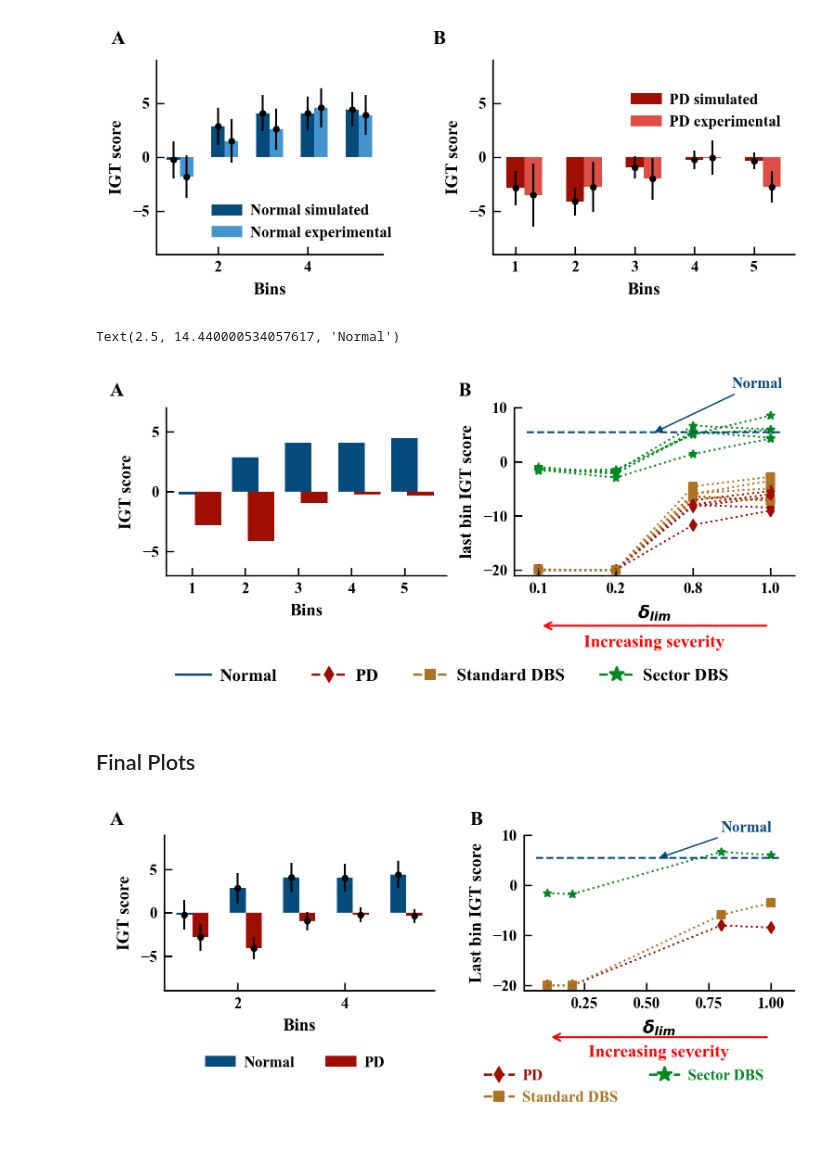
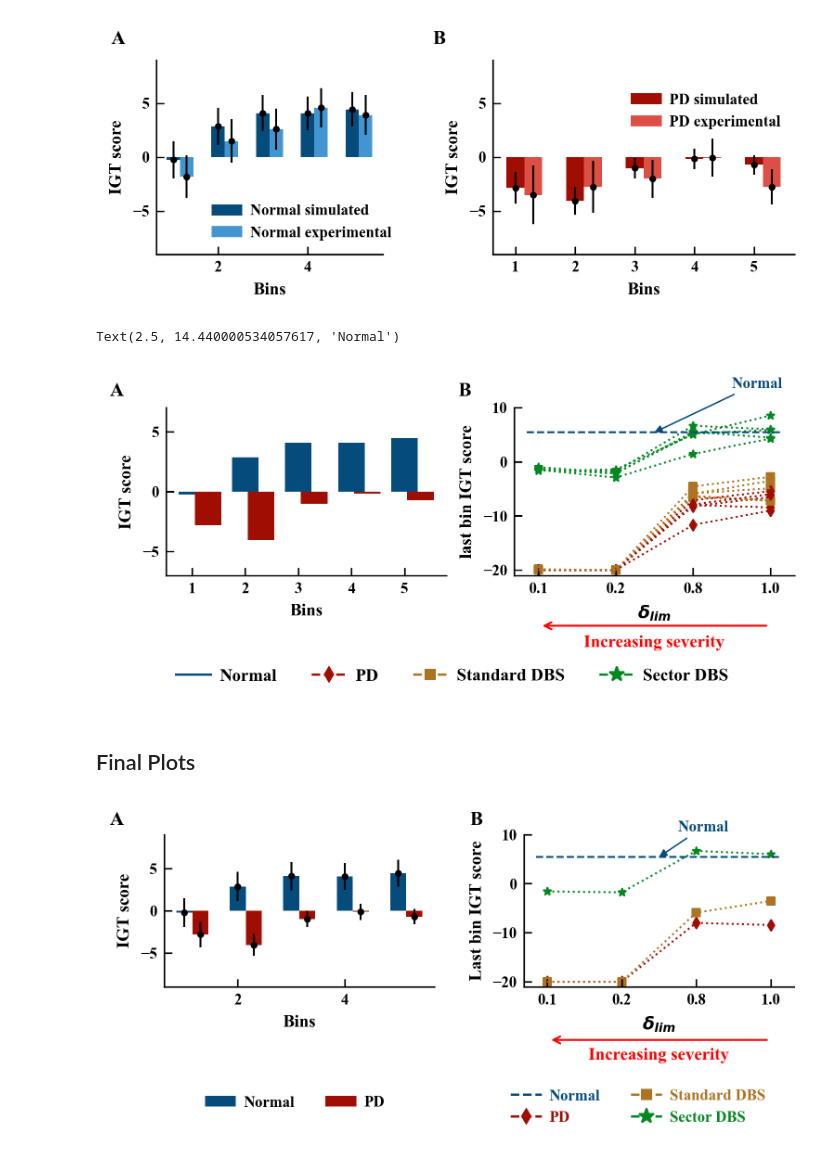
Before and after one commit to CharithaPalika/RotationalDeepBrainStimulation, a Jupyter notebook: results/decision_making_tasks/plotting_igt.ipynb, the cells around one changed output. Drawn from its saved outputs; the diff is of its cells as text; code cells hidden in the pictures.

Commit message:
Adding plot results

```diff
--- a/results/decision_making_tasks/plotting_igt.ipynb
+++ b/results/decision_making_tasks/plotting_igt.ipynb
@@ -88,7 +88,7 @@ igt_normal_se = data_normal['IGT_exp_std']/np.sqrt(data_normal['n_sim'])
 igt_notmal_expt_se = data_normal['IGT_exp_std']/np.sqrt(75)
 # load PD
 
-data_PD_file = os.path.join(project_root, 'results', 'decision_making_tasks', 'data', 'igt', 'igt_data_PD.pkl')
+data_PD_file = os.path.join(project_root, 'results', 'decision_making_tasks', 'data', 'igt', 'igt_data_PD_1.pkl')
 
 with open(data_PD_file, 'rb') as f:
     data_PD = pickle.load(f)
@@ -281,7 +281,7 @@ ax_all.annotate(
 )
 # %% [output]
 Text(2.5, 14.440000534057617, 'Normal')
-[figure, old version]
+[figure, new version]
 # %% [markdown]
 ## Final Plots
 # %%
@@ -300,7 +300,7 @@ ax_normal_pd.errorbar(np.arange(5)+1 + 1*bin_width, igt_pd, igt_pd_se, color='k'
 ax_normal_pd.set_ylim(-9,9)
 ax_normal_pd.set_xlabel('Bins')
 ax_normal_pd.set_ylabel('IGT score')
-ax_normal_pd.legend(ncol=2, loc='lower left', bbox_to_anchor=(0.1, -0.6), fontsize = 8)
+ax_normal_pd.legend(ncol=2, loc='lower left', bbox_to_anchor=(0.1, -0.9), fontsize = 8)
 
 
 lat_index = 2
@@ -312,17 +312,16 @@ pd_single = last_bin_igt_PD_all_v1[lat_index] #[last_bin_igt_PD_all_v1[i][delim_
 std_dbs_single = last_bin_igt_std_DBS_all_v1[lat_index] #[last_bin_igt_std_DBS_all_v1[i][delim_index] for i in range(len(lat_arr))]
 sector_dbs_single = last_bin_igt_sector_DBS_all_v1[lat_index] #[last_bin_igt_sector_DBS_all_v1[i][delim_index] for i in range(len(lat_arr))]
 
-ax_all.scatter(del_lim_arr, pd_single, marker='d', color=colors['PD'], s=15, label='PD')
-ax_all.scatter(del_lim_arr, std_dbs_single, marker='s', color=colors['std_DBS'], s=15, label='Standard DBS')
-ax_all.scatter(del_lim_arr, sector_dbs_single, marker='*', color=colors['sector_DBS'], s=15, label='Sector DBS')
-ax_all.plot(del_lim_arr, pd_single, color=colors['PD'], linewidth=1, alpha=1, linestyle='dotted')
-ax_all.plot(del_lim_arr, std_dbs_single, color=colors['std_DBS'], linewidth=1, alpha=1, linestyle='dotted')
-ax_all.plot(del_lim_arr, sector_dbs_single, color=colors['sector_DBS'], linewidth=1, alpha=1, linestyle='dotted')
+ax_all.scatter(np.arange(len(del_lim_arr)), pd_single, marker='d', color=colors['PD'], s=15, label='PD')
+ax_all.scatter(np.arange(len(del_lim_arr)), std_dbs_single, marker='s', color=colors['std_DBS'], s=15, label='Standard DBS')
+ax_all.scatter(np.arange(len(del_lim_arr)), sector_dbs_single, marker='*', color=colors['sector_DBS'], s=15, label='Sector DBS')
+ax_all.plot(np.arange(len(del_lim_arr)), pd_single, color=colors['PD'], linewidth=1, alpha=1, linestyle='dotted')
+ax_all.plot(np.arange(len(del_lim_arr)), std_dbs_single, color=colors['std_DBS'], linewidth=1, alpha=1, linestyle='dotted')
+ax_all.plot(np.arange(len(del_lim_arr)), sector_dbs_single, color=colors['sector_DBS'], linewidth=1, alpha=1, linestyle='dotted')
 ax_all.set_ylabel('Last bin IGT score')
 ax_all.set_xlabel('$\delta_{lim}$')
-# ax_all.set_xticks(np.arange(len(lat_arr)), [f'{lat:.4f}' for lat in lat_arr])
+ax_all.set_xticks(np.arange(len(del_lim_arr)), [f'{del_lim:.1f}' for del_lim in del_lim_arr])
 ax_all.set_ylim(-21,10)
-# ax_all.legend(loc='upper right', bbox_to_anchor=(1.0, 0.9))
 
 # Add subplot labels
 subplot_axes = [ax_normal_pd, ax_all]
@@ -344,51 +343,53 @@ ax_all.annotate(
     fontsize=8, fontweight='bold', color=colors['normal'], va='center'
 )
 
-# plt.tight_layout()
-
-
 # Add a single legend for all conditions at the bottom of the figure
 handles = [
+    Line2D([0], [0], color=colors['normal'], linestyle='--', label='Normal'),
     Line2D([0], [0], color=colors['PD'], marker='d', linestyle='--', label='PD'),
     Line2D([0], [0], color=colors['std_DBS'], marker='s', linestyle='--', label='Standard DBS'),
     Line2D([0], [0], color=colors['sector_DBS'], marker='*', linestyle='--', label='Sector DBS', markersize = 8),
 ]
 
-legend = ax_all.legend(handles=handles, loc='lower left', ncol=2, bbox_to_anchor=(-0.2, -0.825), frameon=False, fontsize=8)
+legend = ax_all.legend(handles=handles, loc='lower left', ncol=2, bbox_to_anchor=(-0.1, -1), frameon=False, fontsize=8)
 # legend = ax_all.legend(handles, labels, loc='center left', frameon=False, fontsize=9, bbox_to_anchor=(-0.2, 0.5))
-for txt, col in zip(legend.get_texts(), [colors['PD'], colors['std_DBS'], colors['sector_DBS']]):
+for txt, col in zip(legend.get_texts(), [colors['normal'],colors['PD'], colors['std_DBS'], colors['sector_DBS']]):
     txt.set_color(col)
 
 x_values = del_lim_arr #np.arange(len(del_lim_arr))
-x_start = x_values[-1]
-x_end = x_values[0]
-y_pos = -0.3
+x_start = 3 #x_values[-1]
+x_end = 0#x_values[0]
+y_pos = -0.35
 ax_all.annotate(
     '',  # No text at the arrow tip
     xy=(x_end, y_pos),           # Arrow tip coordinates (end point)
     xytext=(x_start, y_pos),     # Text and arrow tail coordinates (start point)
     xycoords=('data', 'axes fraction'), # Use data coords for x, axes fraction for y
     textcoords=('data', 'axes fraction'),
     arrowprops=dict(
         arrowstyle="->",         # Style of the arrow head
         color='red',           # Color of the arrow
         linewidth=1
     )
 )
 #
 # 4. Add the text at the center of the arrow.
 ax_all.annotate(
     'Increasing severity',
     xy=((x_start + x_end) / 2, y_pos-0.1), # Center point of the arrow
     xycoords=('data', 'axes fraction'),
     ha='center',                 # Horizontal alignment
     va='center',                 # Vertical alignment (center on the arrow line)
     fontsize=9,
     color='red'
 )
+#
+# plt.savefig('plots/main_plot_IGT.png', bbox_inches='tight')
+# plt.savefig('plots/main_plot_IGT.pdf', bbox_inches='tight')
+# plt.savefig('plots/main_plot_IGT.svg', bbox_inches='tight')
 plt.show()
 # %% [output]
-[figure, old version]
+[figure, new version]
 # %%
 fig = plt.figure(figsize=(3, 2), facecolor='white')
 
```
Also changed, not shown: parts of 1 cell of this notebook, 21 other files.
